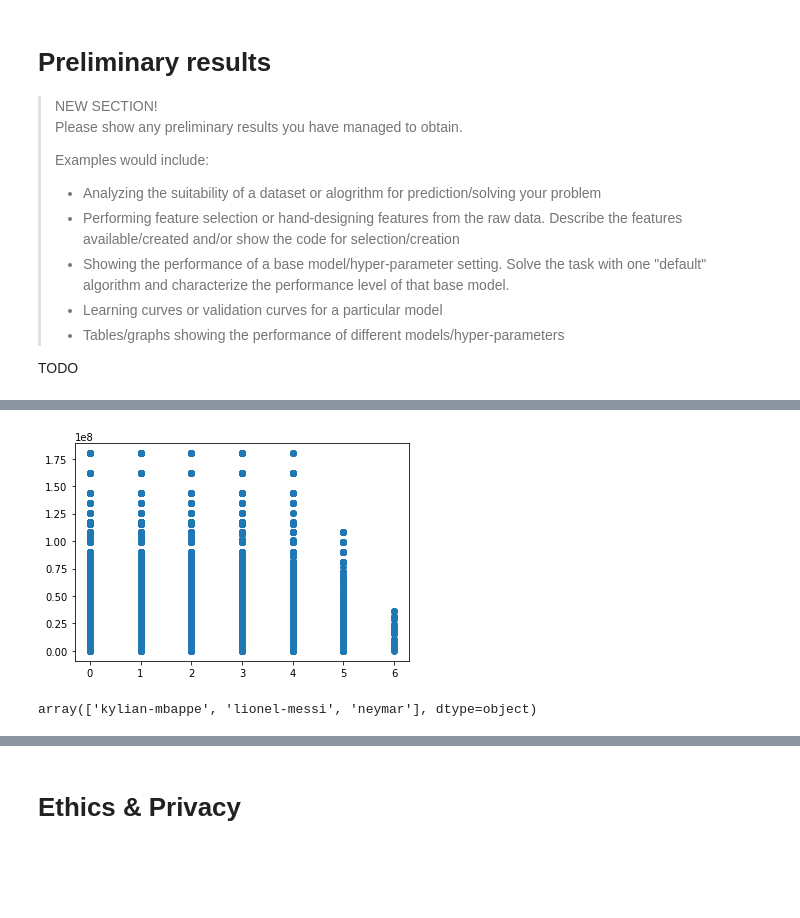
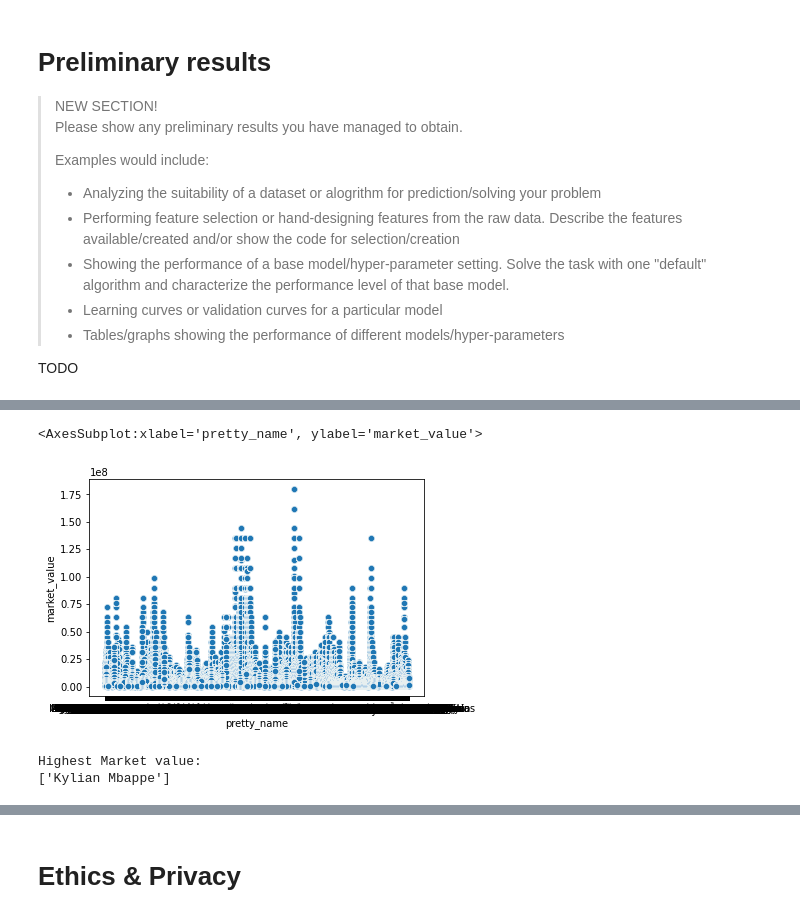
Before and after one commit to kade09/FifaMarketValueML, a Jupyter notebook: Checkpoint_group028.ipynb, the cells around one changed output, grey strips where cells are left out. Saved outputs shown, nothing was run; the diff lists cells and outputs as text; code cells hidden in the pictures; blank space fills up the shorter version.

Commit message:
address comments and plot graphs

```diff
--- a/Checkpoint_group028.ipynb
+++ b/Checkpoint_group028.ipynb
@@ -112,12 +112,12 @@ data = {
         memory_map = False, # set `False` to load into memory
         **kwargs
     ) for name, file, kwargs in [
-        ('appearances', 'appearances.csv', {}),
-        ('clubs', 'clubs.csv', {}),
-        ('competitions', 'competitions.csv', {}),
-        ('games', 'games.csv', {}),
-        ('leagues', 'leagues.csv', {}),
-        ('players', 'players.csv', {
+        ('appearances', 'data/appearances.csv', {}),
+        ('clubs', 'data/clubs.csv', {}),
+        ('competitions', 'data/competitions.csv', {}),
+        ('games', 'data/games.csv', {}),
+        ('leagues', 'data/leagues.csv', {}),
+        ('players', 'data/players.csv', {
             'parse_dates': ['date_of_birth'],
             'dtype': {
                 'last_season': 'category',
@@ -127,7 +127,7 @@ data = {
                 'sub_position': 'category'
             }
         }),
-        ('player_valuations', 'player_valuations.csv', {})
+        ('player_valuations', 'data/player_valuations.csv', {})
     ]
 }
 # %%
@@ -401,11 +395,3 @@ yellow_cards     -5.181586e+05
 red_cards        -4.071767e+05
 height_in_cm      2.156261e+02
 dtype: float64
-# %%
-
-import matplotlib.pyplot as plt
-
-plt.scatter(df.goals, df.market_value)
-plt.show()
-# %% [output]
-[figure, removed]
@@ -412,13 +400,15 @@ plt.show()
 # %%
 import seaborn as sns
 # %%
-sns.scatterplot(data=df, x= 'name', y='market_value',hue="position")
-#sns.scatterplot(data=tips, x="total_bill", y="tip")
+sns.scatterplot(data=df, x='pretty_name', y='market_value')
+# %% [output]
+<AxesSubplot:xlabel='pretty_name', ylabel='market_value'>
+[figure, added]
-# %%
-#df[df["market_value" > 50000000]]
-temp_df = df[(df['market_value'] >= 150000000)]
-
-temp_1 = pd.unique(temp_df['name'])
-temp_1
-# %% [output]
-array(['kylian-mbappe', 'lionel-messi', 'neymar'], dtype=object)
+# %%
+name_df = df[(df['market_value'] >= 180000000)]
+top1 = pd.unique(name_df.pretty_name)
+print("Highest Market value:")
+print(top1)
+# %% [output]
+Highest Market value:
+['Kylian Mbappe']
```
Also changed, not shown: parts of 8 cells of this notebook.
